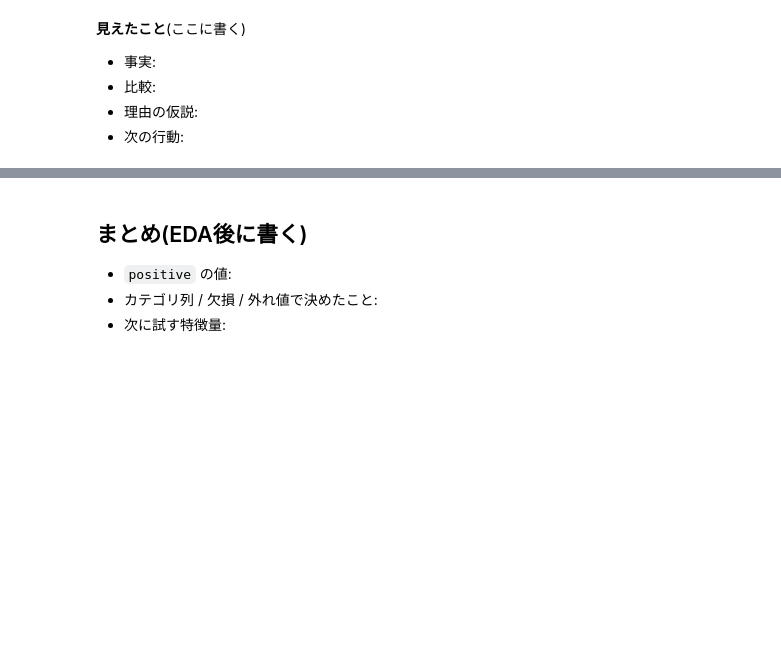
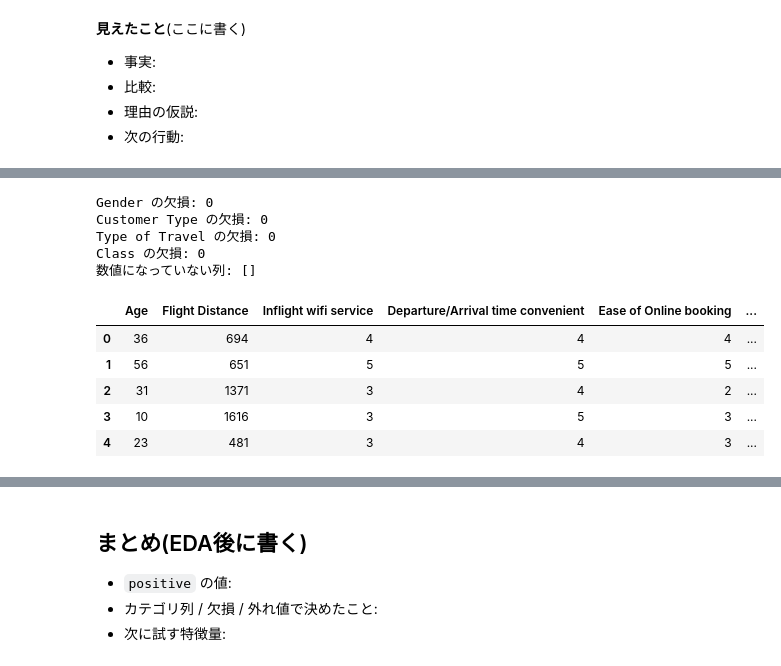
Before and after one commit to mika-42261/2610playground, a Jupyter notebook: 01_eda.ipynb, the cells around one changed output, grey strips where cells are left out. Drawn from its saved outputs; the diff is of its cells as text; code cells hidden in the pictures; blank space fills up the shorter version.

```diff
--- a/01_eda.ipynb
+++ b/01_eda.ipynb
@@ -709,0 +713,45 @@ plt.show()
+# %%
+# 文字列の列を数値に変換する
+# 変換のしかた(辞書): どの値を 0, 1, 2... にするかを決める
+encode_rules = {
+    "Gender": {"Female": 0, "Male": 1},
+    "Customer Type": {"disloyal Customer": 0, "Loyal Customer": 1},
+    "Type of Travel": {"Personal Travel": 0, "Business travel": 1},
+    "Class": {"Eco": 0, "Eco Plus": 1, "Business": 2},  # 座席のグレード順(Eco < Eco Plus < Business)
+}
+
+# trainから、id以外の列とtargetをコピーして、数値の表を作る
+train_num = train[cols + [TARGET]].copy()
+
+# 文字列の列を、辞書にしたがって数値に置き換える
+for c in encode_rules:
+    train_num[c] = train[c].map(encode_rules[c])
+
+# targetも数値にする(True=1, False=0)
+train_num[TARGET] = train[TARGET].astype(int)
+
+# 置き換え漏れで欠損になっていないか確認する(0なら漏れなし)
+for c in encode_rules:
+    print(c, "の欠損:", train_num[c].isnull().sum())
+
+# 数値になっていない列が残っていないか確認する
+not_numeric = []
+for c in train_num.columns:
+    if not pd.api.types.is_numeric_dtype(train_num[c]):
+        not_numeric.append(c)
+print("数値になっていない列:", not_numeric)
+
+# 変換後の先頭5行を表示する
+display(train_num.head())
+# %% [output]
+Gender の欠損: 0
+Customer Type の欠損: 0
+Type of Travel の欠損: 0
+Class の欠損: 0
+数値になっていない列: []
+|  | Age | Flight Distance | Inflight wifi service | Departure/Arrival time convenient | Ease of Online booking | ... |
+| 0 | 36 | 694 | 4 | 4 | 4 | ... |
+| 1 | 56 | 651 | 5 | 5 | 5 | ... |
+| 2 | 31 | 1371 | 3 | 4 | 2 | ... |
+| 3 | 10 | 1616 | 3 | 5 | 3 | ... |
+| 4 | 23 | 481 | 3 | 4 | 3 | ... |
```
Also changed, not shown: parts of 3 cells of this notebook, 1 other file.
